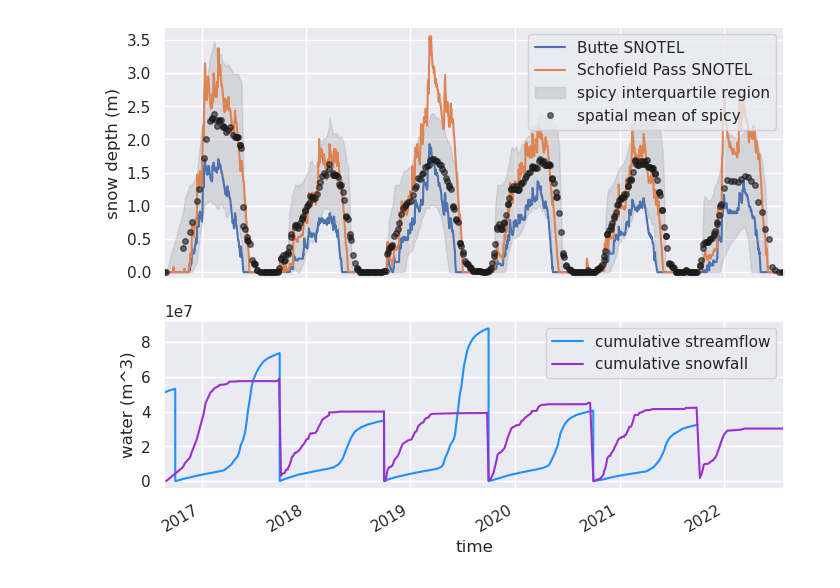
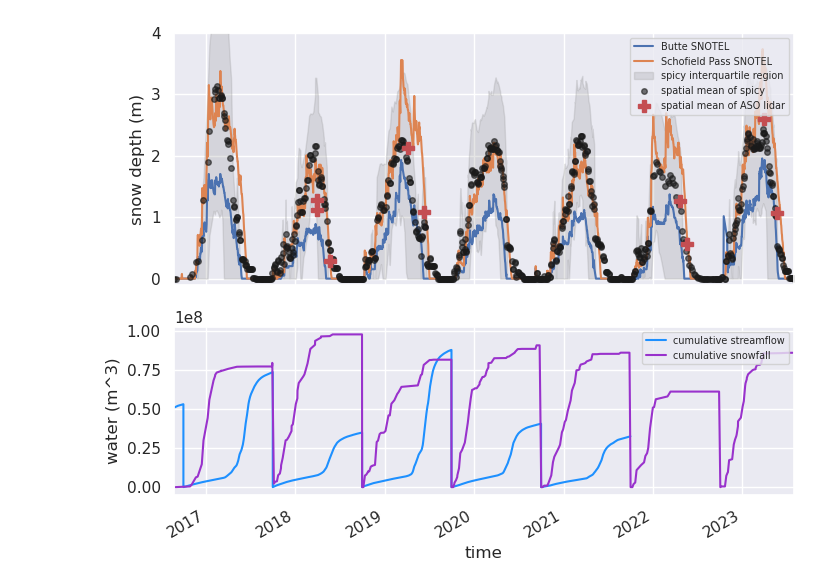
Before and after one commit to SnowEx/spicy-snow, a Jupyter notebook: contrib/brencher/future_work/analysis.ipynb, the cells around one changed output. Saved outputs shown, nothing was run; the diff lists cells and outputs as text; code cells hidden in the pictures.

Commit message:
adding aso lidar to fig

```diff
--- a/contrib/brencher/future_work/analysis.ipynb
+++ b/contrib/brencher/future_work/analysis.ipynb
@@ -45,5 +45,5 @@ from geogif import gif
 # %%
-ds = xr.open_dataset('./data/sd_2016-2022_east-river.nc')
+ds = xr.open_dataset('./data/sd_2016-2022_east-riverv2.nc')
 # %%
 crs = ds.rio.estimate_utm_crs()
 
@@ -61,6 +61,20 @@ butte['sd_m'] = butte['sd_inches']*0.0254
 schofield = pd.read_csv('schofield_2015-2023.csv')
 schofield['date'] = pd.to_datetime(schofield['date'])
 schofield['sd_m'] = schofield['sd_inches']*0.0254
+# %%
+dir_path = 'lidar'
+aso_glob = glob(f'{dir_path}/ASO*.tif')
+date_list = pd.to_datetime([os.path.split(path)[-1][18:-4] for path in aso_glob])
+
+da_list = []
+for i, path in enumerate(aso_glob):
+    da = xr.open_dataset(path).squeeze()
+    da = da.rio.reproject_match(ds)
+    da = da.rio.clip(aoi_gdf.geometry, crs=aoi_gdf.crs, drop=True)
+    da = da.assign_coords({'time':('time', [date_list[i]])})
+    da_list.append(da)
+
+aso_ds = xr.concat(da_list, dim='time')
 # %%
 # load in discharge data (m^3/s)
 q_df = pd.read_csv('./All_RF_Wide.csv')[['dateTime', 'Q.PH_ISCO']]
@@ -75,6 +89,9 @@ q_df['cum_m3'] = q_df[['water_year', 'm3_perhour']].groupby('water_year').cumsum
 # %%
 # add water year to ds
 ds = ds.assign_coords(water_year = ('time', ds.time.dt.year.where(ds.time.dt.month < 10, ds.time.dt.year + 1).values))
+
+# edit wet snow mask
+ds['wet_snow'] = xr.where(ds.snow_depth == 0, 0, ds.wet_snow)
 
 # mask wet snow
 ds['dry_snow_depth'] = ds.snow_depth.where(ds.wet_snow < 1)
@@ -87,39 +104,41 @@ w_content = 0.3
 
 ds['total_snow_storage'] = (ds.snow_depth_interp*w_content*float(ds.resolution)**2).sum(dim=['x', 'y'])
 ds['depth_diff'] = ds.total_snow_storage.diff('time')
-ds['depth_diff_rolling'] = ds.total_snow_storage.rolling(time=3).mean().diff('time')
+ds['depth_diff_rolling'] = ds.total_snow_storage.rolling(time=2).mean().diff('time')
 # %%
 # plot snow depth time series
 gridspec = {'height_ratios': [1.5, 1]}
 
 sns.set_theme()
 f, ax = plt.subplots(2, 1, figsize=(8, 6), sharex=True, gridspec_kw=gridspec)
 ax[0].plot(butte.date, butte.sd_m, label='Butte SNOTEL')
 ax[0].plot(schofield.date, schofield.sd_m, label='Schofield Pass SNOTEL')
 ax[0].fill_between(ds.snow_depth_interp.quantile(q=0.25, dim=['x', 'y']).dropna(dim='time').time,
                 ds.snow_depth_interp.quantile(q=0.25, dim=['x', 'y']).dropna(dim='time').values,
                 ds.snow_depth_interp.quantile(q=0.75, dim=['x', 'y']).dropna('time').values,
                 alpha=0.2, color='Grey', label='spicy interquartile region')
 # for site in sntl_ds.Location:
 #     sntl_ds.sel(Location=site).SNWD.plot(label=f'SNOTEL {site.values} snow depth')
 ds.snow_depth_interp.mean(dim=['x', 'y']).plot(ax=ax[0], marker='o', linestyle='', alpha=0.6, c='k', markersize=4,
                                         label='spatial mean of spicy')
+aso_ds.band_data.mean(dim=['x', 'y']).plot(ax=ax[0], marker='P', linestyle='', alpha=1, c='r', markersize=8,
+                                        label='spatial mean of ASO lidar')
 ax[0].set_xlim(ds.time[0], ds.time[-1])
-ax[0].set_ylim(-0.1, 3.7)
+ax[0].set_ylim(-0.1, 4)
 ax[0].set_ylabel('snow depth (m)')
 ax[0].set_xlabel('')
-ax[0].legend()
+ax[0].legend(fontsize=7, loc = "upper right")
 ax[0].set_title('')
 
 ax[1].plot(q_df['dateTime'], q_df['cum_m3'], c='dodgerblue', label='cumulative streamflow')
 ds.depth_diff.where(ds.depth_diff >= 0, drop=True).groupby('water_year').cumsum().plot(ax=ax[1], c='darkorchid', label='cumulative snowfall')
 ax[1].set_xlim(ds.time[0], ds.time[-1])
 ax[1].set_ylabel('water (m^3)')
 ax[1].set_title('')
-ax[1].legend()
+ax[1].legend(fontsize=7, loc = "upper right")
 
 #f.tight_layout()
 
 plt.savefig('./figs/sd_ts.png', dpi=300)
 # %% [output]
-[figure, old version]
+[figure, new version]
```
Also changed, not shown: parts of 13 cells of this notebook.
